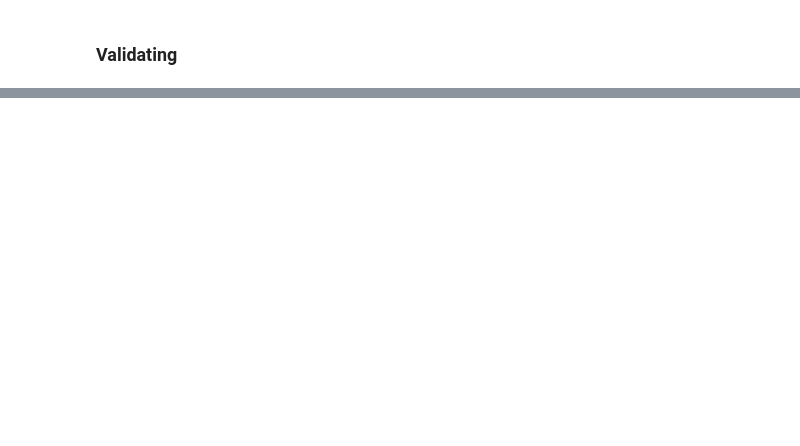
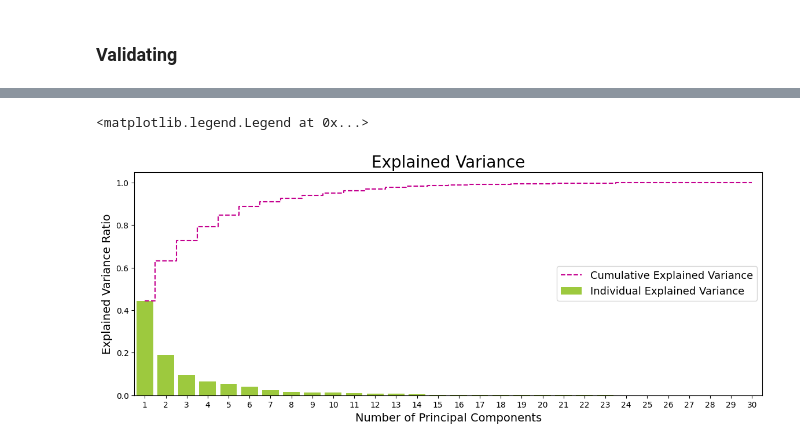
Before and after one commit to Arrr-az/Breast-Cancer-Dataset-Classification, a Jupyter notebook: kNN_Breast_Cancer_Dataset.ipynb, the cells around one changed output, grey strips where cells are left out. Drawn from its saved outputs; the diff is of its cells as text; code cells hidden in the pictures; blank space fills up the shorter version.

Commit message:
Updating kNN notebook

```diff
--- a/kNN_Breast_Cancer_Dataset.ipynb
+++ b/kNN_Breast_Cancer_Dataset.ipynb
@@ -326,0 +427,10 @@ Average F1-Score:  0.9032186454805263
+# %%
+from sklearn.preprocessing import StandardScaler
+scaler = StandardScaler()
+scaler.fit(X)
+X_PCA = scaler.transform(X)
+# %%
+from sklearn.decomposition import PCA
+pca = PCA()
+pca.fit(X_PCA)
+pca_ = pca.transform(X_PCA)
@@ -326,0 +448,12 @@ Average F1-Score:  0.9032186454805263
+# %%
+"Cell code source: https://www.kaggle.com/code/beyzanks/principal-component-analysis-pca-rf-knn/notebook"
+fig, ax = plt.subplots(figsize=(14, 5))
+plt.plot(range(X.shape[1]), pca.explained_variance_ratio_.cumsum(), linestyle='--', drawstyle='steps-mid', color='#c4008f', label='Cumulative Explained Variance')
+sns.barplot(x=np.arange(1,X.shape[1]+1), y=pca.explained_variance_ratio_, alpha=0.85, color='#96db01', label='Individual Explained Variance')
+plt.ylabel('Explained Variance Ratio', fontsize = 14)
+plt.xlabel('Number of Principal Components', fontsize = 14)
+ax.set_title('Explained Variance', fontsize = 20)
+plt.legend(loc='center right', fontsize = 13)
+# %% [output]
+<matplotlib.legend.Legend at 0x...>
+[figure, added]
```
Also changed, not shown: parts of 43 cells of this notebook.
